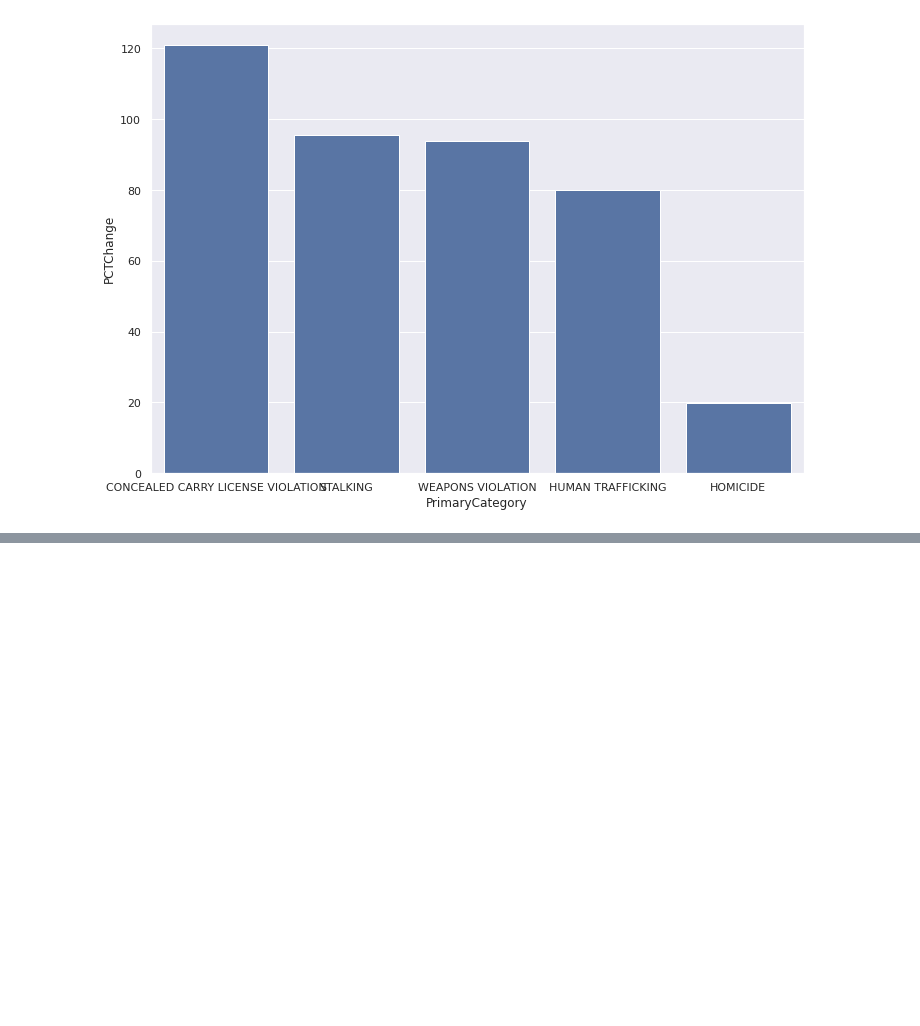
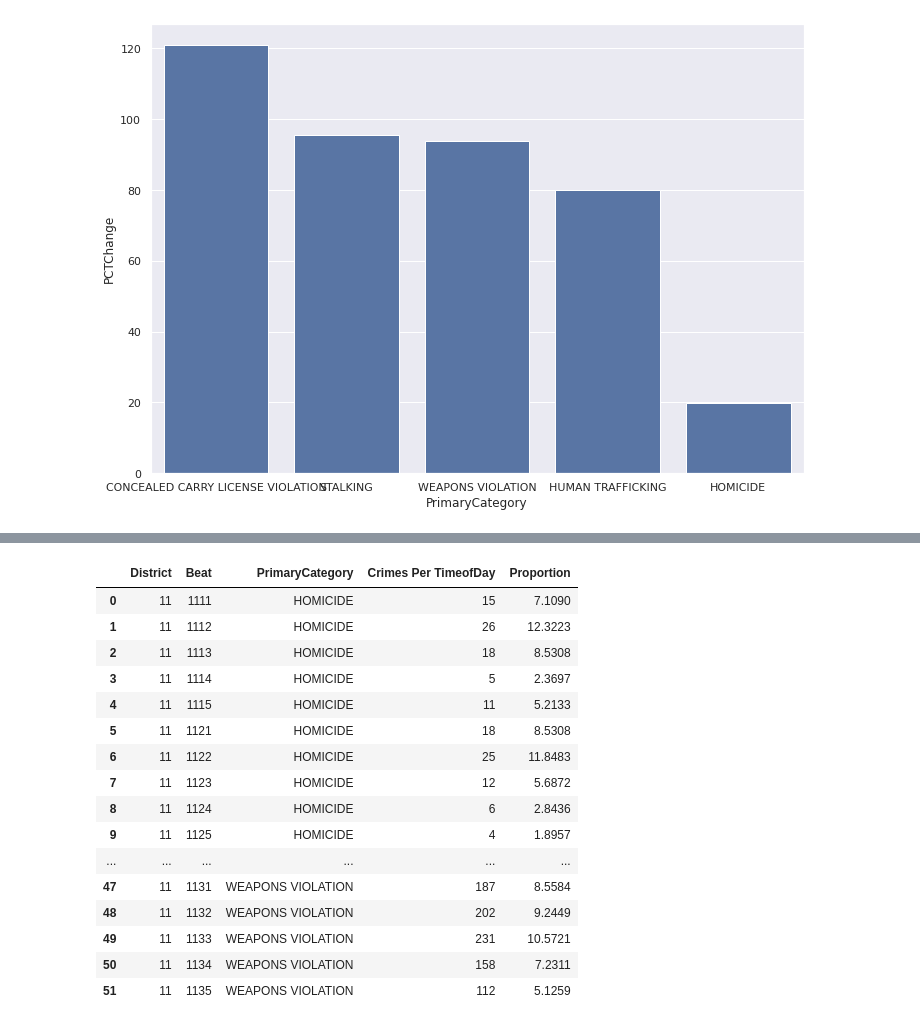
Before and after one commit to AngeloBarisano/data_management_and_ethics, a Jupyter notebook: Code/viz_file.ipynb, the cells around one changed output, grey strips where cells are left out. Cells and saved outputs as stored; diff of their text form; code cells hidden in the pictures; blank space fills up the shorter version.

```diff
--- a/Code/viz_file.ipynb
+++ b/Code/viz_file.ipynb
@@ -130,2 +262,37 @@ plt.savefig("q1_part3b.png")
+# %%
+q3beat = """
+SELECT l.district, l.beat, ct.PrimaryCategory, COUNT(*) AS "Crimes Per TimeofDay", ROUND(CAST(COUNT(*) AS REAL) / SUM(COUNT(*)) OVER(PARTITION BY ct.PrimaryCategory) * 100, 4) AS Proportion
+FROM
+view_convenient_time as vct
+	JOIN CrimeType as ct ON vct.IUCR == ct.IUCR
+		JOIN CriminalCase as cc ON cc.CrimeID == vct.CrimeID
+			JOIN Location as l ON l.beat == cc.beat
+WHERE ct.PrimaryCategory in ('HOMICIDE', 'PROSTITUTION', 'WEAPONS VIOLATION', 'NARCOTICS')
+	AND l.district == '11'
+GROUP BY ct.PrimaryCategory,l.beat
+;
+"""
+
+df_q3beat = pd.read_sql_query(q3beat, con)
+# %%
+df_q3beat
+# %% [output]
+|  | District | Beat | PrimaryCategory | Crimes Per TimeofDay | Proportion |
+| 0 | 11 | 1111 | HOMICIDE | 15 | 7.1090 |
+| 1 | 11 | 1112 | HOMICIDE | 26 | 12.3223 |
+| 2 | 11 | 1113 | HOMICIDE | 18 | 8.5308 |
+| 3 | 11 | 1114 | HOMICIDE | 5 | 2.3697 |
+| 4 | 11 | 1115 | HOMICIDE | 11 | 5.2133 |
+| 5 | 11 | 1121 | HOMICIDE | 18 | 8.5308 |
+| 6 | 11 | 1122 | HOMICIDE | 25 | 11.8483 |
+| 7 | 11 | 1123 | HOMICIDE | 12 | 5.6872 |
+| 8 | 11 | 1124 | HOMICIDE | 6 | 2.8436 |
+| 9 | 11 | 1125 | HOMICIDE | 4 | 1.8957 |
+| ... | ... | ... | ... | ... | ... |
+| 47 | 11 | 1131 | WEAPONS VIOLATION | 187 | 8.5584 |
+| 48 | 11 | 1132 | WEAPONS VIOLATION | 202 | 9.2449 |
+| 49 | 11 | 1133 | WEAPONS VIOLATION | 231 | 10.5721 |
+| 50 | 11 | 1134 | WEAPONS VIOLATION | 158 | 7.2311 |
+| 51 | 11 | 1135 | WEAPONS VIOLATION | 112 | 5.1259 |
 # %%
 con.close()
```
Also changed, not shown: parts of 6 cells of this notebook, 17 other files.
